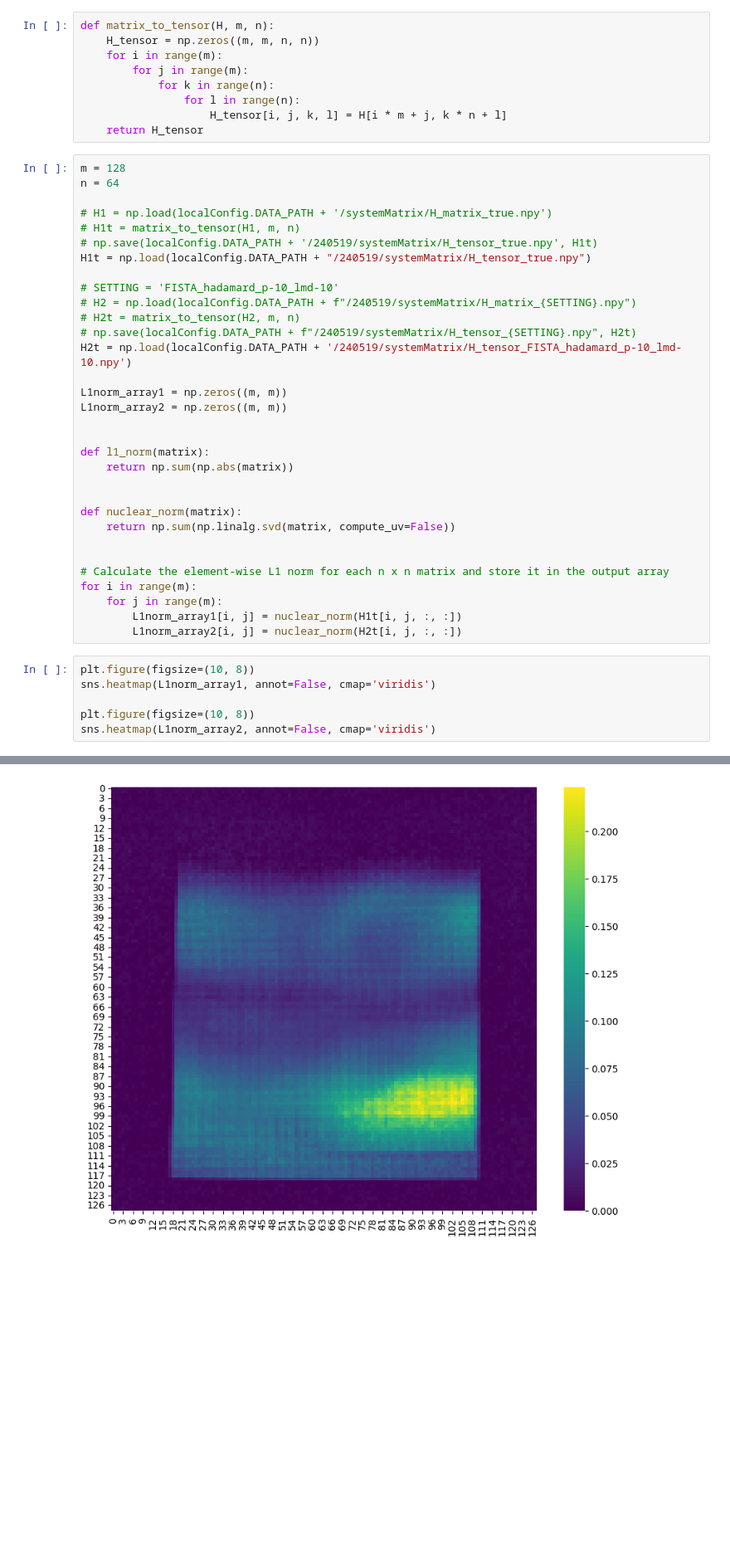
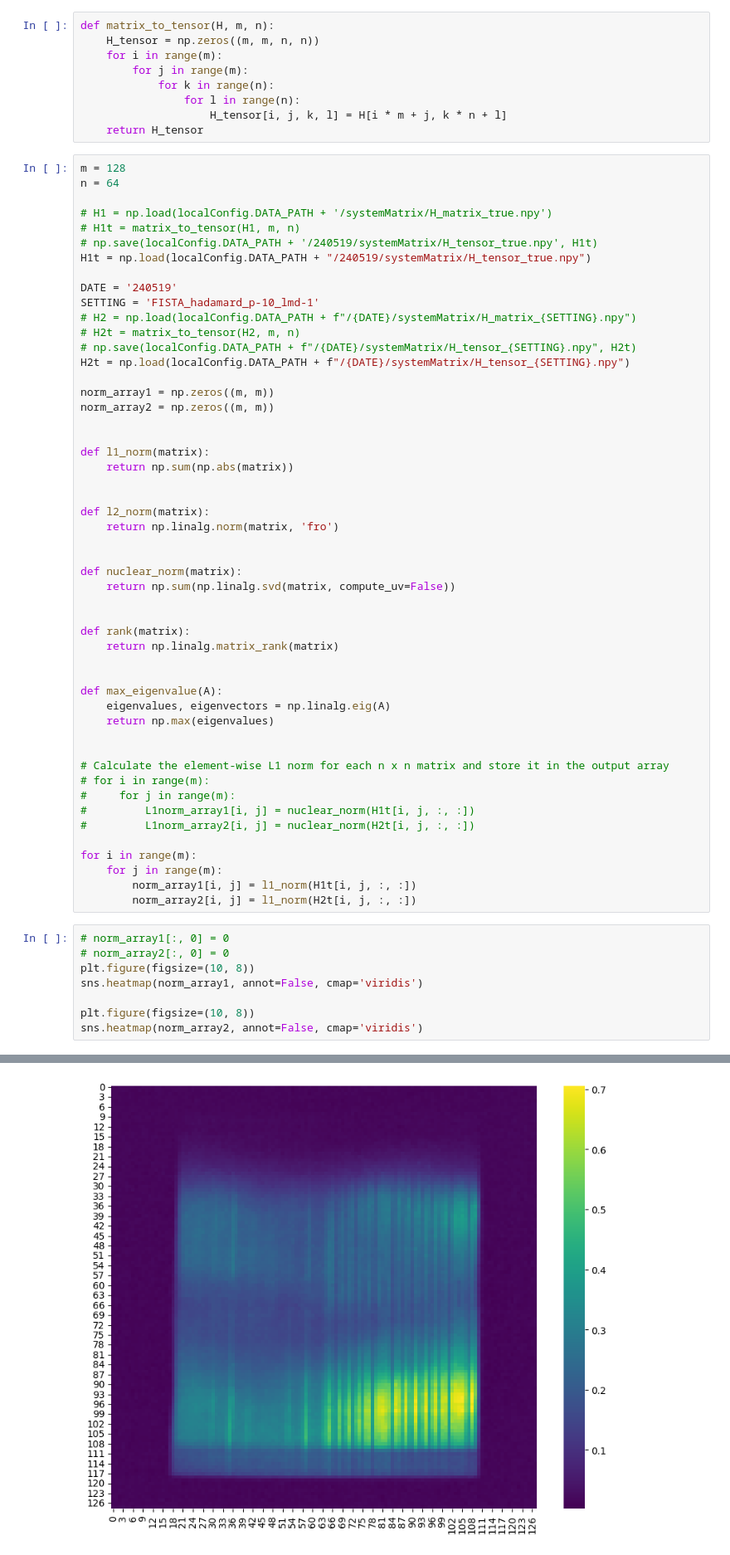
Before and after one commit to one-milli/labsrc, a Jupyter notebook: 2024-5-2.ipynb, the cells around one changed output, grey strips where cells are left out. Shown at 83% size. Saved outputs shown, nothing was run; the diff lists cells and outputs as text; blank space fills up the shorter version.

```diff
--- a/2024-5-2.ipynb
+++ b/2024-5-2.ipynb
@@ -23,34 +23,55 @@ n = 64
 # np.save(localConfig.DATA_PATH + '/240519/systemMatrix/H_tensor_true.npy', H1t)
 H1t = np.load(localConfig.DATA_PATH + "/240519/systemMatrix/H_tensor_true.npy")
 
-# SETTING = 'FISTA_hadamard_p-10_lmd-10'
-# H2 = np.load(localConfig.DATA_PATH + f"/240519/systemMatrix/H_matrix_{SETTING}.npy")
+DATE = '240519'
+SETTING = 'FISTA_hadamard_p-10_lmd-1'
+# H2 = np.load(localConfig.DATA_PATH + f"/{DATE}/systemMatrix/H_matrix_{SETTING}.npy")
 # H2t = matrix_to_tensor(H2, m, n)
-# np.save(localConfig.DATA_PATH + f"/240519/systemMatrix/H_tensor_{SETTING}.npy", H2t)
-H2t = np.load(localConfig.DATA_PATH + '/240519/systemMatrix/H_tensor_FISTA_hadamard_p-10_lmd-10.npy')
+# np.save(localConfig.DATA_PATH + f"/{DATE}/systemMatrix/H_tensor_{SETTING}.npy", H2t)
+H2t = np.load(localConfig.DATA_PATH + f"/{DATE}/systemMatrix/H_tensor_{SETTING}.npy")
 
-L1norm_array1 = np.zeros((m, m))
-L1norm_array2 = np.zeros((m, m))
+norm_array1 = np.zeros((m, m))
+norm_array2 = np.zeros((m, m))
 
 
 def l1_norm(matrix):
     return np.sum(np.abs(matrix))
 
 
+def l2_norm(matrix):
+    return np.linalg.norm(matrix, 'fro')
+
+
 def nuclear_norm(matrix):
     return np.sum(np.linalg.svd(matrix, compute_uv=False))
 
 
+def rank(matrix):
+    return np.linalg.matrix_rank(matrix)
+
+
+def max_eigenvalue(A):
+    eigenvalues, eigenvectors = np.linalg.eig(A)
+    return np.max(eigenvalues)
+
+
 # Calculate the element-wise L1 norm for each n x n matrix and store it in the output array
+# for i in range(m):
+#     for j in range(m):
+#         L1norm_array1[i, j] = nuclear_norm(H1t[i, j, :, :])
+#         L1norm_array2[i, j] = nuclear_norm(H2t[i, j, :, :])
+
 for i in range(m):
     for j in range(m):
-        L1norm_array1[i, j] = nuclear_norm(H1t[i, j, :, :])
-        L1norm_array2[i, j] = nuclear_norm(H2t[i, j, :, :])
+        norm_array1[i, j] = l1_norm(H1t[i, j, :, :])
+        norm_array2[i, j] = l1_norm(H2t[i, j, :, :])
 # %%
+# norm_array1[:, 0] = 0
+# norm_array2[:, 0] = 0
 plt.figure(figsize=(10, 8))
-sns.heatmap(L1norm_array1, annot=False, cmap='viridis')
+sns.heatmap(norm_array1, annot=False, cmap='viridis')
 
 plt.figure(figsize=(10, 8))
-sns.heatmap(L1norm_array2, annot=False, cmap='viridis')
+sns.heatmap(norm_array2, annot=False, cmap='viridis')
 # %% [output]
 <Axes: >
@@ -58 +79 @@ sns.heatmap(L1norm_array2, annot=False, cmap='viridis')
-[figure, old version]
+[figure, new version]
```
Also changed, not shown: parts of 1 cell of this notebook, 1 other file.
